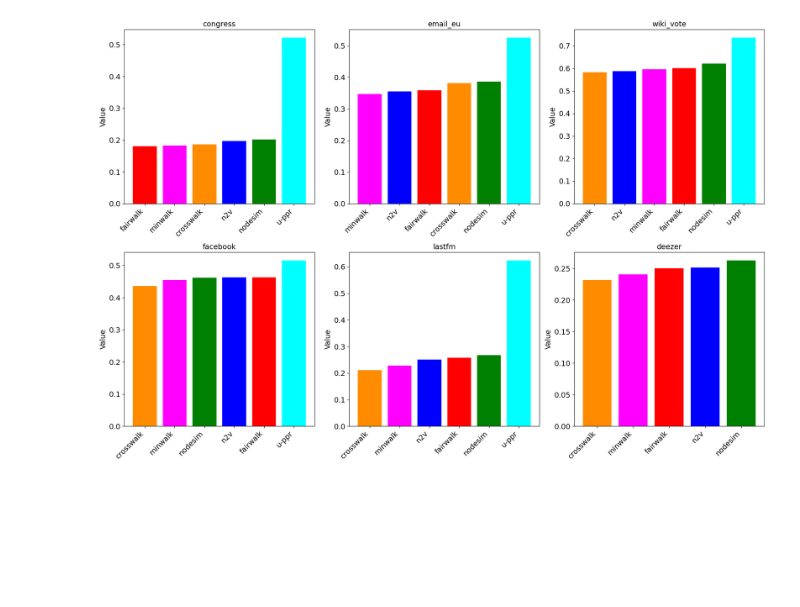
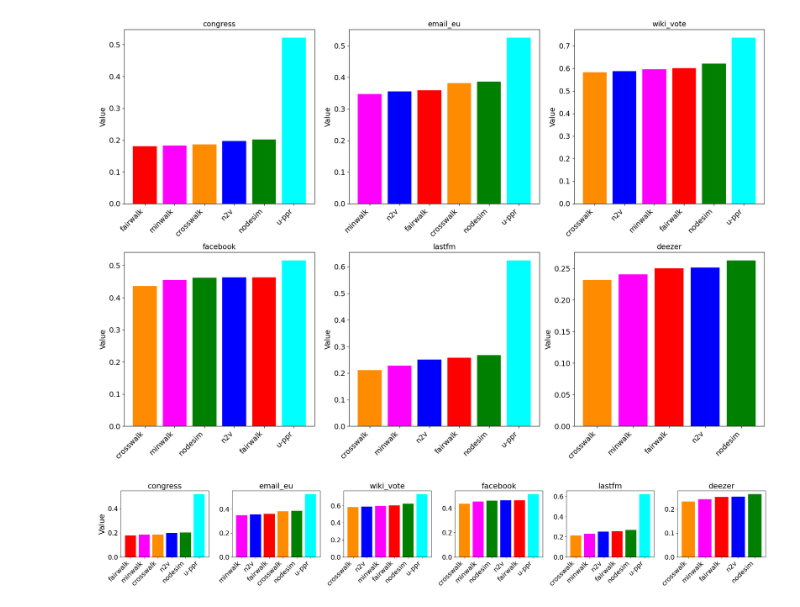
Before and after one commit to jasonTheDev/link-rec-evolution, a Jupyter notebook: data/charts03.ipynb, the cells around one changed output. Saved outputs shown, nothing was run; the diff lists cells and outputs as text; code cells hidden in the pictures; blank space fills up the shorter version.

```diff
--- a/data/charts03.ipynb
+++ b/data/charts03.ipynb
@@ -102,3 +105,45 @@ plt.savefig(f'bar_charts_{suff}.pdf', format='pdf')
 plt.show()
 # %% [output]
 [figure]
+# %%
+import matplotlib.pyplot as plt
+
+# Assuming 'df' is your DataFrame and 'suff' is a predefined suffix for the filename
+datasets = df.index
+algorithms = df.columns
+
+# Define colors for each algorithm
+colors = {
+    'n2v': 'blue', 'nodesim': 'green', 'fairwalk': 'red',
+    'u-ppr': 'cyan', 'crosswalk': 'darkorange', 'minwalk': 'magenta'
+}
+
+# Create a 1x6 grid of square subplots with an adjusted figure size
+fig, axes = plt.subplots(nrows=1, ncols=len(datasets), figsize=(len(datasets)*4, 4))
+
+for i, dataset in enumerate(datasets):
+    ax = axes[i]
+    data = df.loc[dataset].dropna().sort_values(ascending=True)
+    bars = ax.bar(data.index, data.values, color=[colors[alg] for alg in data.index])
+
+    # Increase font sizes by 30%
+    title_fontsize = 15 * 1.3  # 30% larger than previous size
+    label_fontsize = 15 * 1.3
+    tick_fontsize = 13 * 1.3
+
+    ax.set_title(dataset, fontsize=title_fontsize)
+    if i == 0:  # Only the first subplot gets the y-axis label
+        ax.set_ylabel('Value', fontsize=label_fontsize)
+    ax.set_xticklabels(data.index, rotation=45, ha='right', fontsize=tick_fontsize)
+    ax.tick_params(axis='both', labelsize=tick_fontsize)
+
+# Adjust layout to prevent overlapping
+plt.tight_layout()
+
+# Save the figure as a PDF with the specified filename format
+plt.savefig(f'bar_charts_{suff}.pdf', format='pdf')
+
+# Show the plot
+plt.show()
+# %% [output]
+[figure, added]
```
Also changed, not shown: parts of 2 cells of this notebook, 13 other files.
